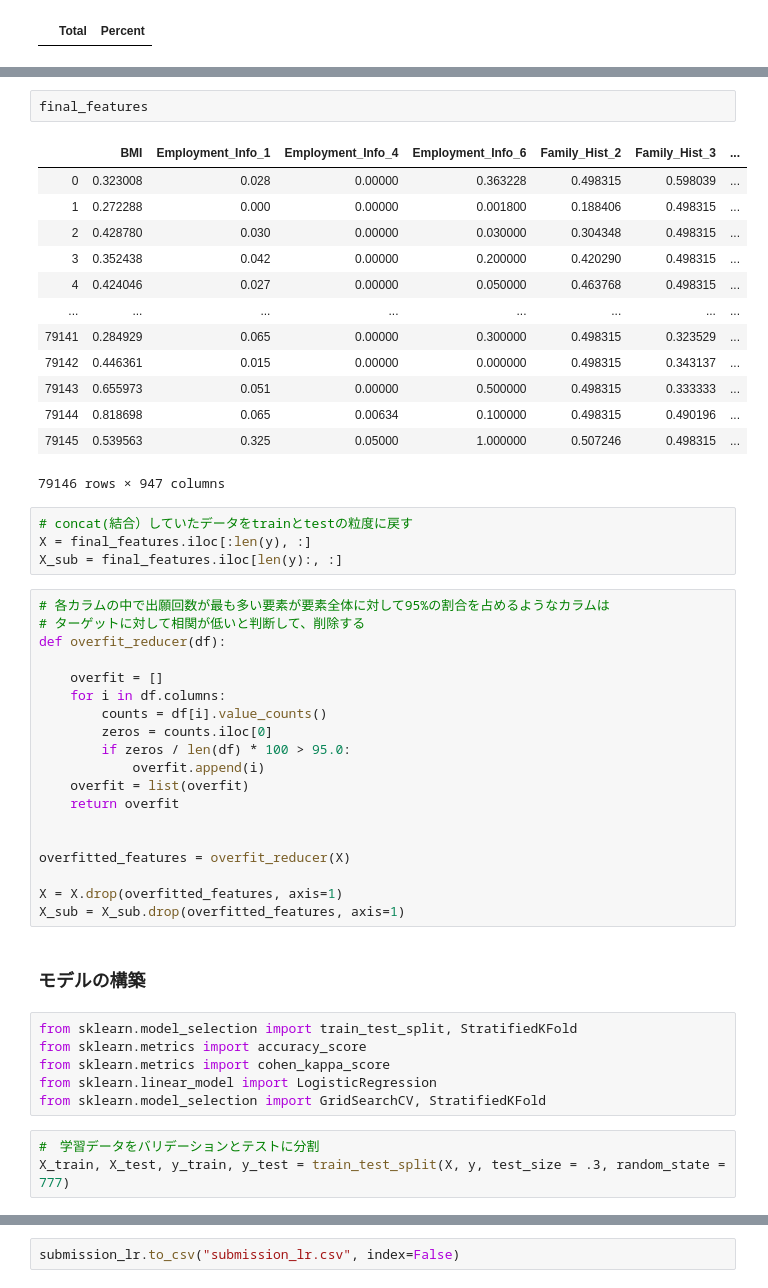
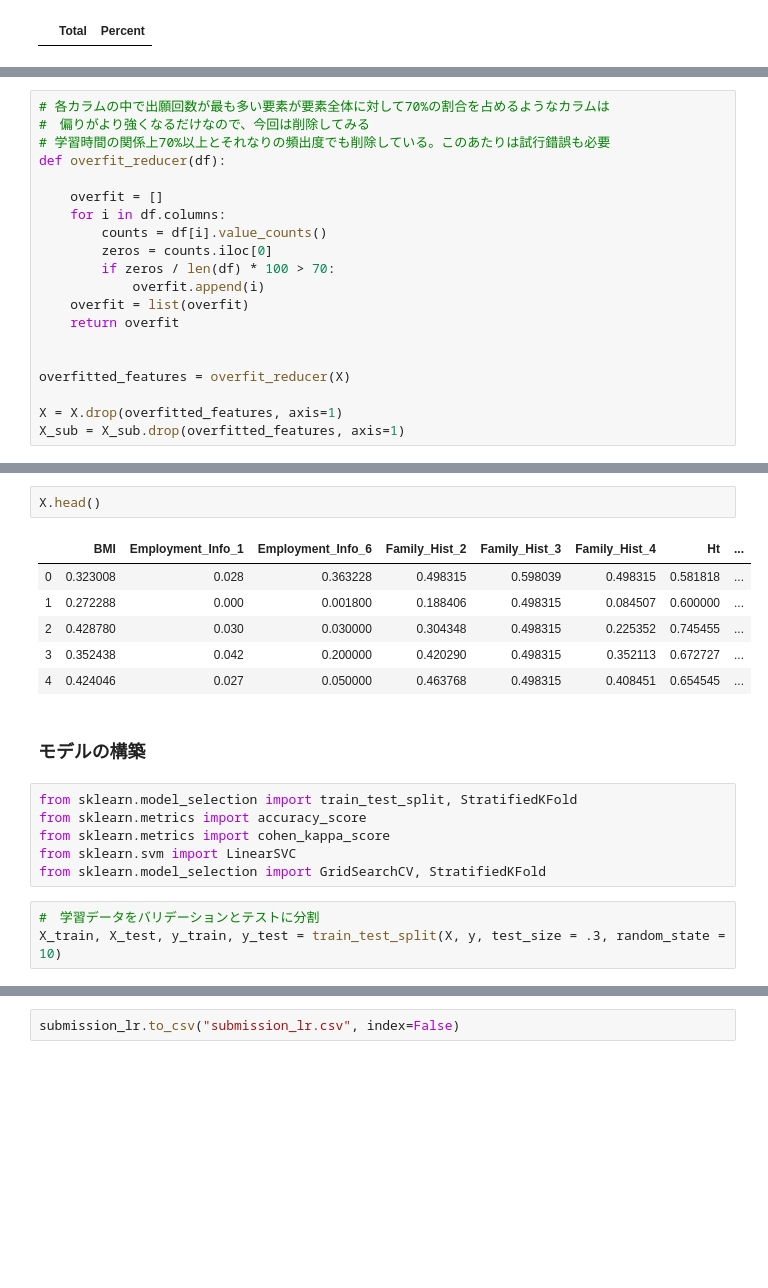
Before and after one commit to TakumiIwata/sample_notebook, a Jupyter notebook: life-insurance-assessment.ipynb, the cells around one changed output, grey strips where cells are left out. Drawn from its saved outputs; the diff is of its cells as text; blank space fills up the shorter version.

```diff
--- a/life-insurance-assessment.ipynb
+++ b/life-insurance-assessment.ipynb
@@ -418 +482,21 @@ missing_percentage(all_data)
+# %%
+# 各カラムの中で出願回数が最も多い要素が要素全体に対して70%の割合を占めるようなカラムは
+#　偏りがより強くなるだけなので、今回は削除してみる
+# 学習時間の関係上70%以上とそれなりの頻出度でも削除している。このあたりは試行錯誤も必要
+def overfit_reducer(df):
+
+    overfit = []
+    for i in df.columns:
+        counts = df[i].value_counts()
+        zeros = counts.iloc[0]
+        if zeros / len(df) * 100 > 70:
+            overfit.append(i)
+    overfit = list(overfit)
+    return overfit
+
+
+overfitted_features = overfit_reducer(X)
+
+X = X.drop(overfitted_features, axis=1)
+X_sub = X_sub.drop(overfitted_features, axis=1)
 # %%
@@ -441,50 +506,20 @@ final_features.shape
-# %%
-final_features
-# %% [output]
-|  | BMI | Employment_Info_1 | Employment_Info_4 | Employment_Info_6 | Family_Hist_2 | Family_Hist_3 | ... |
-| 0 | 0.323008 | 0.028 | 0.00000 | 0.363228 | 0.498315 | 0.598039 | ... |
-| 1 | 0.272288 | 0.000 | 0.00000 | 0.001800 | 0.188406 | 0.498315 | ... |
-| 2 | 0.428780 | 0.030 | 0.00000 | 0.030000 | 0.304348 | 0.498315 | ... |
-| 3 | 0.352438 | 0.042 | 0.00000 | 0.200000 | 0.420290 | 0.498315 | ... |
-| 4 | 0.424046 | 0.027 | 0.00000 | 0.050000 | 0.463768 | 0.498315 | ... |
-| ... | ... | ... | ... | ... | ... | ... | ... |
-| 79141 | 0.284929 | 0.065 | 0.00000 | 0.300000 | 0.498315 | 0.323529 | ... |
-| 79142 | 0.446361 | 0.015 | 0.00000 | 0.000000 | 0.498315 | 0.343137 | ... |
-| 79143 | 0.655973 | 0.051 | 0.00000 | 0.500000 | 0.498315 | 0.333333 | ... |
-| 79144 | 0.818698 | 0.065 | 0.00634 | 0.100000 | 0.498315 | 0.490196 | ... |
-| 79145 | 0.539563 | 0.325 | 0.05000 | 1.000000 | 0.507246 | 0.498315 | ... |
-79146 rows × 947 columns
-# %%
-# concat(結合）していたデータをtrainとtestの粒度に戻す
-X = final_features.iloc[:len(y), :]
-X_sub = final_features.iloc[len(y):, :]
-# %%
-# 各カラムの中で出願回数が最も多い要素が要素全体に対して95%の割合を占めるようなカラムは
-# ターゲットに対して相関が低いと判断して、削除する
-def overfit_reducer(df):
-
-    overfit = []
-    for i in df.columns:
-        counts = df[i].value_counts()
-        zeros = counts.iloc[0]
-        if zeros / len(df) * 100 > 95.0:
-            overfit.append(i)
-    overfit = list(overfit)
-    return overfit
-
-
-overfitted_features = overfit_reducer(X)
-
-X = X.drop(overfitted_features, axis=1)
-X_sub = X_sub.drop(overfitted_features, axis=1)
+# %%
+X.head()
+# %% [output]
+|  | BMI | Employment_Info_1 | Employment_Info_6 | Family_Hist_2 | Family_Hist_3 | Family_Hist_4 | Ht | ... |
+| 0 | 0.323008 | 0.028 | 0.363228 | 0.498315 | 0.598039 | 0.498315 | 0.581818 | ... |
+| 1 | 0.272288 | 0.000 | 0.001800 | 0.188406 | 0.498315 | 0.084507 | 0.600000 | ... |
+| 2 | 0.428780 | 0.030 | 0.030000 | 0.304348 | 0.498315 | 0.225352 | 0.745455 | ... |
+| 3 | 0.352438 | 0.042 | 0.200000 | 0.420290 | 0.498315 | 0.352113 | 0.672727 | ... |
+| 4 | 0.424046 | 0.027 | 0.050000 | 0.463768 | 0.498315 | 0.408451 | 0.654545 | ... |
 # %% [markdown]
 ### モデルの構築
 # %%
 from sklearn.model_selection import train_test_split, StratifiedKFold
 from sklearn.metrics import accuracy_score
 from sklearn.metrics import cohen_kappa_score
-from sklearn.linear_model import LogisticRegression
+from sklearn.svm import LinearSVC
 from sklearn.model_selection import GridSearchCV, StratifiedKFold
 # %%
 #　学習データをバリデーションとテストに分割
-X_train, X_test, y_train, y_test = train_test_split(X, y, test_size = .3, random_state = 777)
+X_train, X_test, y_train, y_test = train_test_split(X, y, test_size = .3, random_state = 10)
```
Also changed, not shown: parts of 37 cells of this notebook.
